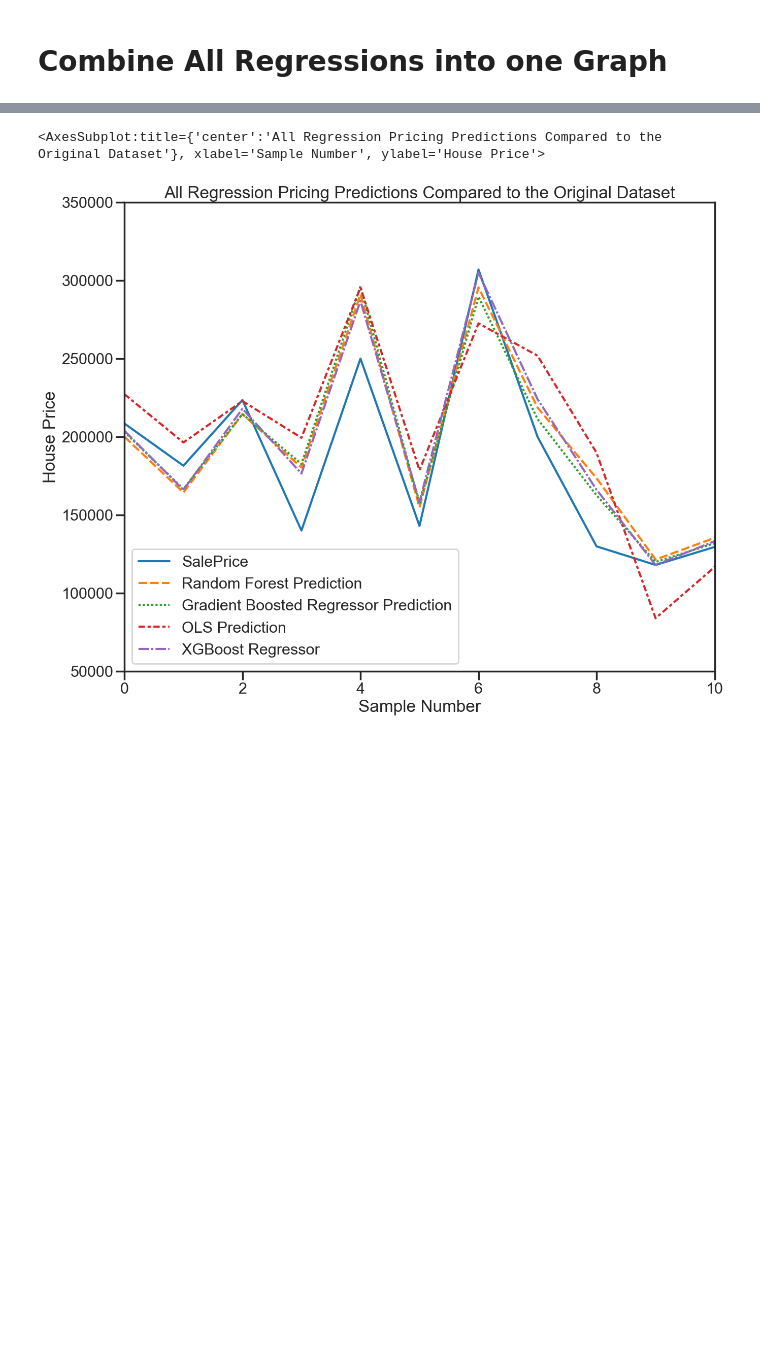
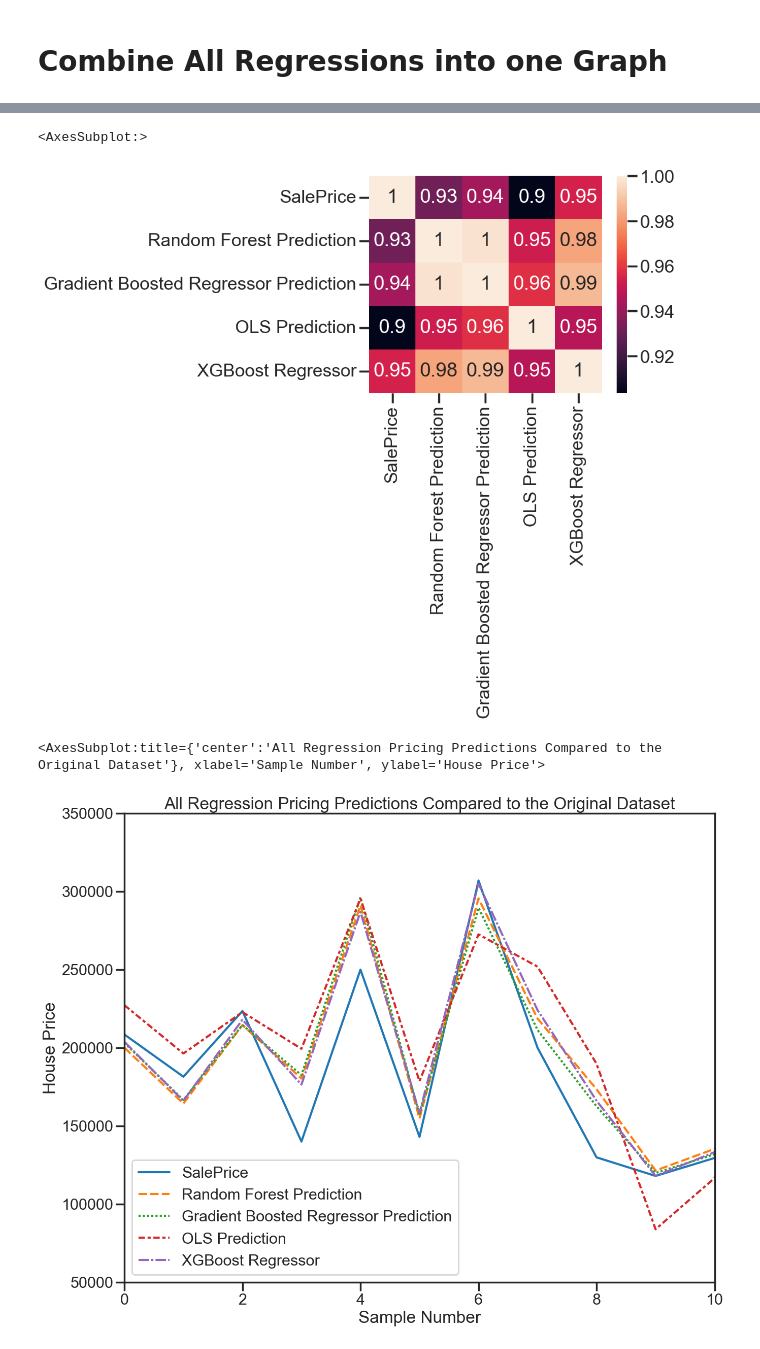
Before and after one commit to yummypugs/Data-Analytics-in-Business, a Jupyter notebook: 4.0.0 All graphs stacked.ipynb, the cells around one changed output, grey strips where cells are left out. Cells and saved outputs as stored; diff of their text form; code cells hidden in the pictures; blank space fills up the shorter version.

```diff
--- a/4.0.0 All graphs stacked.ipynb
+++ b/4.0.0 All graphs stacked.ipynb
@@ -47,3 +47,8 @@ prices.head(10)
+# %%
+sns.heatmap(prices.corr().abs(),  annot=True)
+# %% [output]
+<AxesSubplot:>
+[figure, added]
 # %%
 fig, ax = plt.subplots(figsize=(15, 12))
 #ax = sns.lineplot(prices)
```
Also changed, not shown: parts of 1 cell of this notebook, 13 other files.
